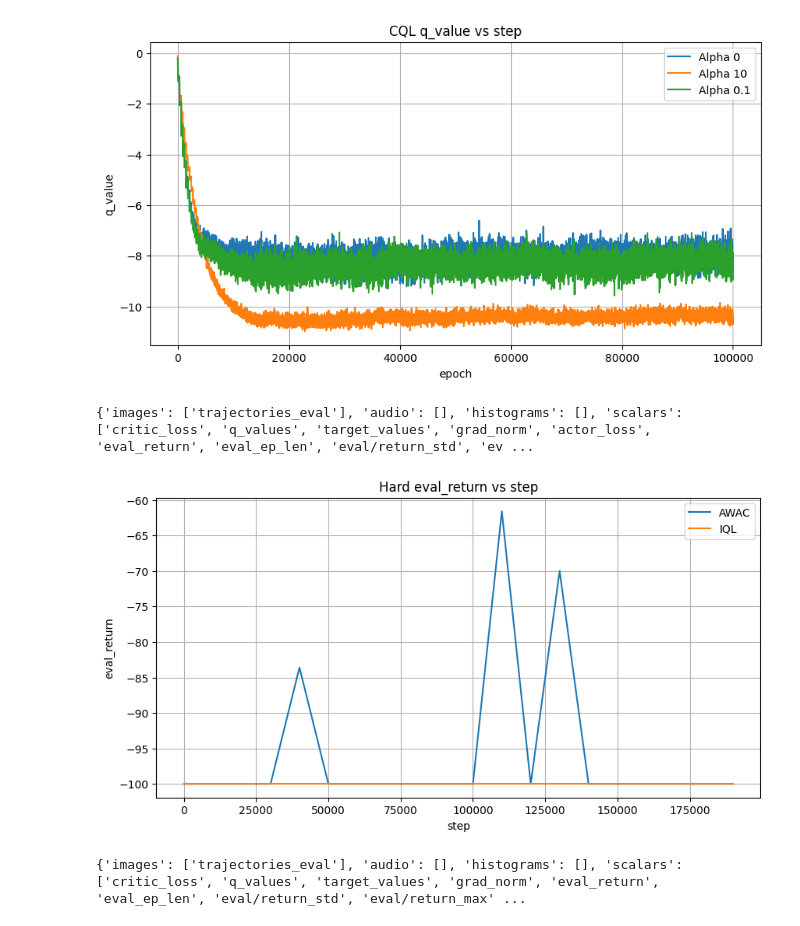
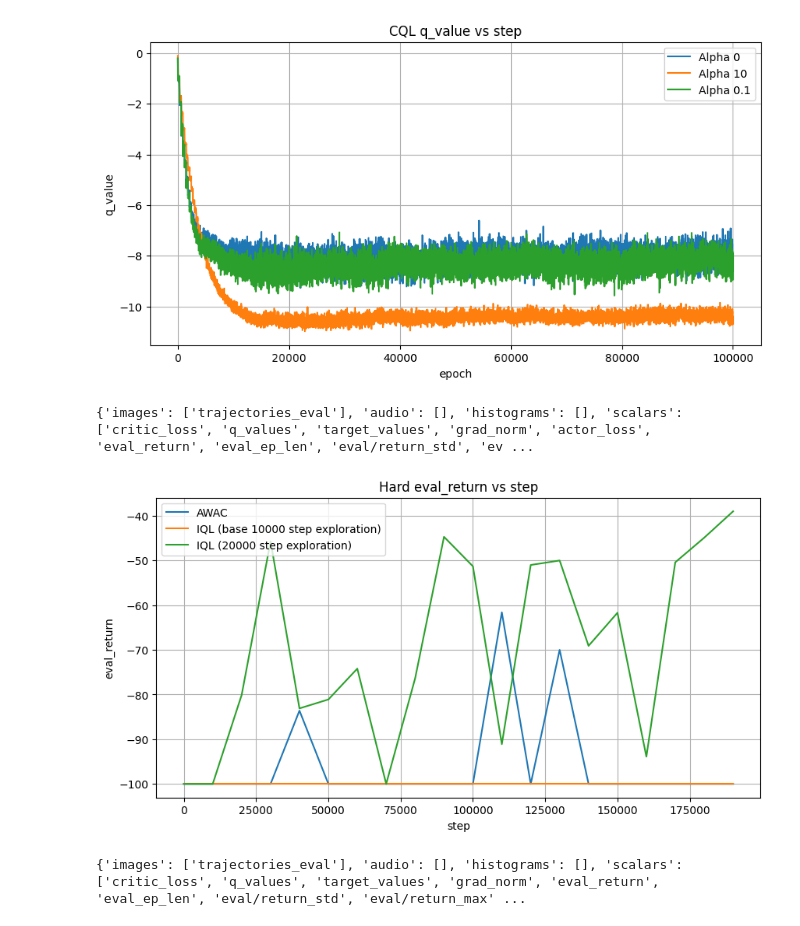
Before and after one commit to ShaanSinghGill/homework_fall2023, a Jupyter notebook: hw5/plots.ipynb, the cells around one changed output. Drawn from its saved outputs; the diff is of its cells as text; code cells hidden in the pictures.

```diff
--- a/hw5/plots.ipynb
+++ b/hw5/plots.ipynb
@@ -45,33 +45,43 @@ plt.show()
 # %%
 log_file = 'data/awac/hw5_offline_PointmassHard-v0_awac10.0_21-11-2023_16-53-57'
 event_acc = event_accumulator.EventAccumulator(log_file)
 event_acc.Reload()
 tags = event_acc.Tags()
 print(tags)
 evals1, steps1 = [v.value for v in event_acc.Scalars('eval_return')], [
     v.step for v in event_acc.Scalars('eval_return')]
 
 log_file = 'data/hw5_offline_PointmassHard-v0_iql0.99_temp10.0_27-11-2023_16-51-09'
 event_acc = event_accumulator.EventAccumulator(log_file)
 event_acc.Reload()
 tags = event_acc.Tags()
 evals2, steps2 = [v.value for v in event_acc.Scalars(
     'eval_return')], [v.step for v in event_acc.Scalars('eval_return')]
 
+log_file = 'data/hw5_offline_PointmassHard-v0_iql0.99_temp10.0_27-11-2023_19-28-57'
+event_acc = event_accumulator.EventAccumulator(log_file)
+event_acc.Reload()
+tags = event_acc.Tags()
+evals3, steps3 = [v.value for v in event_acc.Scalars(
+    'eval_return')], [v.step for v in event_acc.Scalars('eval_return')]
+
+
 
 plt.figure(figsize=(10, 5))
 plt.plot(steps1, evals1, label='AWAC')
-plt.plot(steps2, evals2, label='IQL')
+plt.plot(steps2, evals2, label='IQL (base 10000 step exploration)')
+plt.plot(steps3, evals3, label='IQL (20000 step exploration)')
+
 
 plt.xlabel('step')
 plt.ylabel('eval_return')
 plt.title('Hard eval_return vs step')
 plt.legend()
 plt.grid(True)
 plt.show()
 # %% [output]
 {'images': ['trajectories_eval'], 'audio': [], 'histograms': [], 'scalars': ['critic_loss', 'q_values', 'target_values', 'grad_norm', 'actor_loss', 'eval_return', 'eval_ep_len', 'eval/return_std', 'ev ...
-[figure, old version]
+[figure, new version]
 # %%
 log_file = 'data/cqlNdqn/hw5_offline_PointmassMedium-v0_cql0.1_15-11-2023_09-44-22'
 event_acc = event_accumulator.EventAccumulator(log_file)
```
